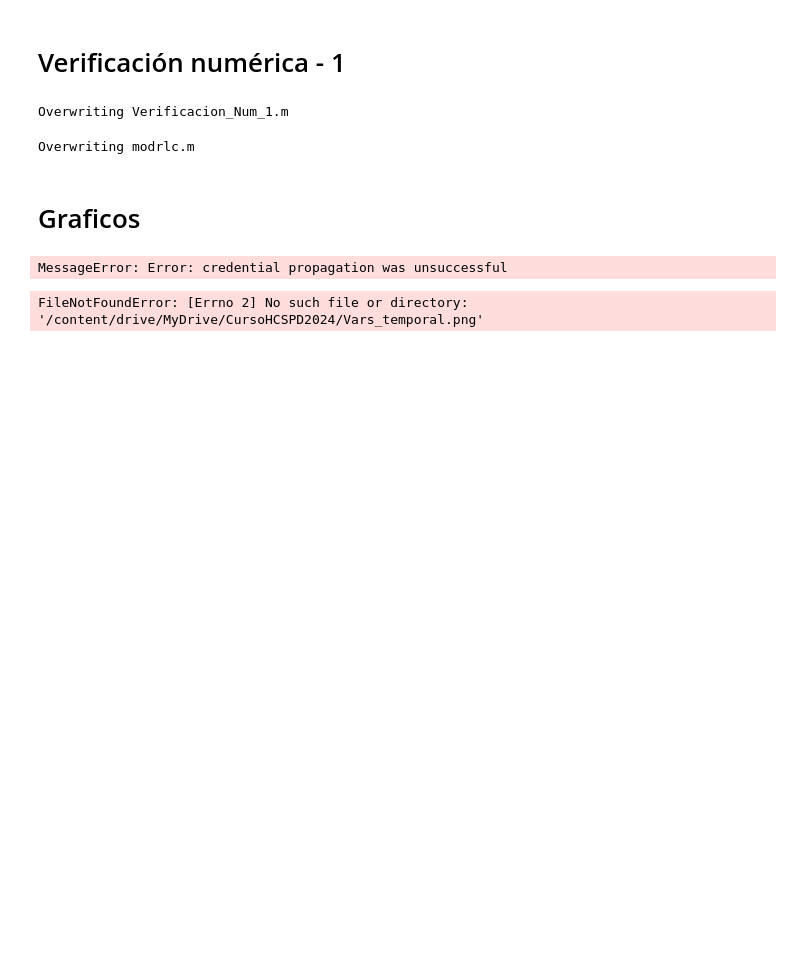
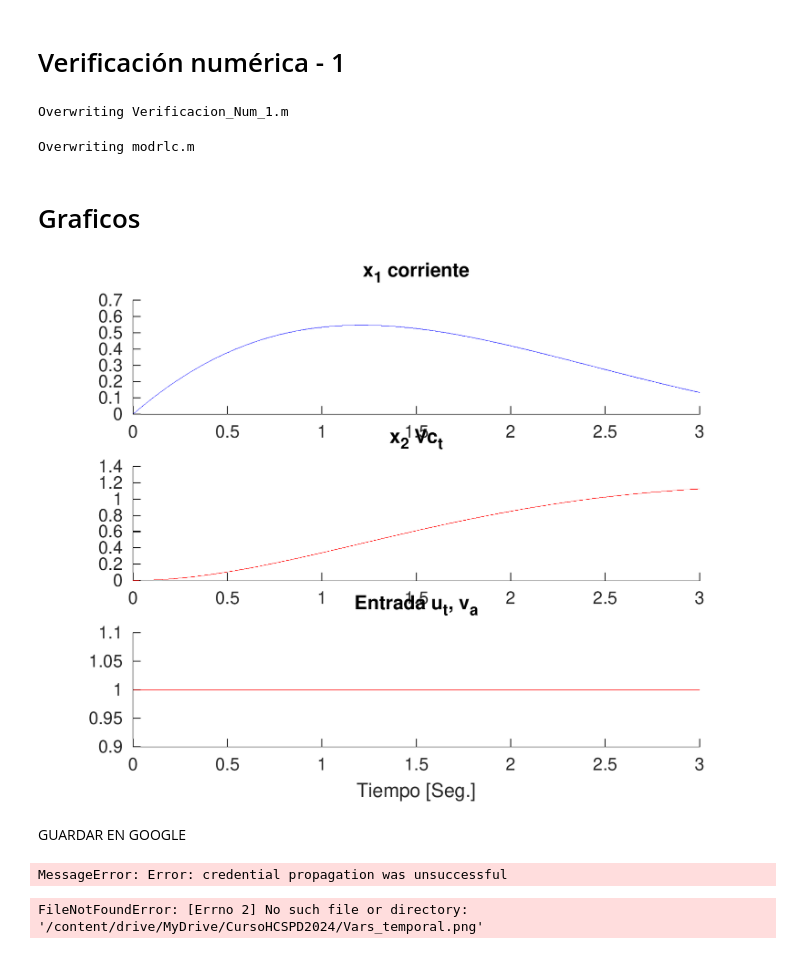
Before and after one commit to jgp20/HCSPD2024, a Jupyter notebook: Actividades_Clase1.ipynb, the cells around one changed output. Cells and saved outputs as stored; diff of their text form; code cells hidden in the pictures; blank space fills up the shorter version.

```diff
--- a/Actividades_Clase1.ipynb
+++ b/Actividades_Clase1.ipynb
@@ -275,6 +261,11 @@ mat = scipy.io.loadmat('/content/Verificacion_Num_1.mat')
 # %%
 from PIL import Image
 imt = Image.open("/content/Vars_temporal.png")
+imt
+# %% [output]
+[figure, added]
+# %% [markdown]
+GUARDAR EN GOOGLE
 # %%
 from google.colab import drive #ésto es para guardar los resultados en el Gdrive.
 drive.mount('/content/drive')
```
Also changed, not shown: parts of 8 cells of this notebook.
